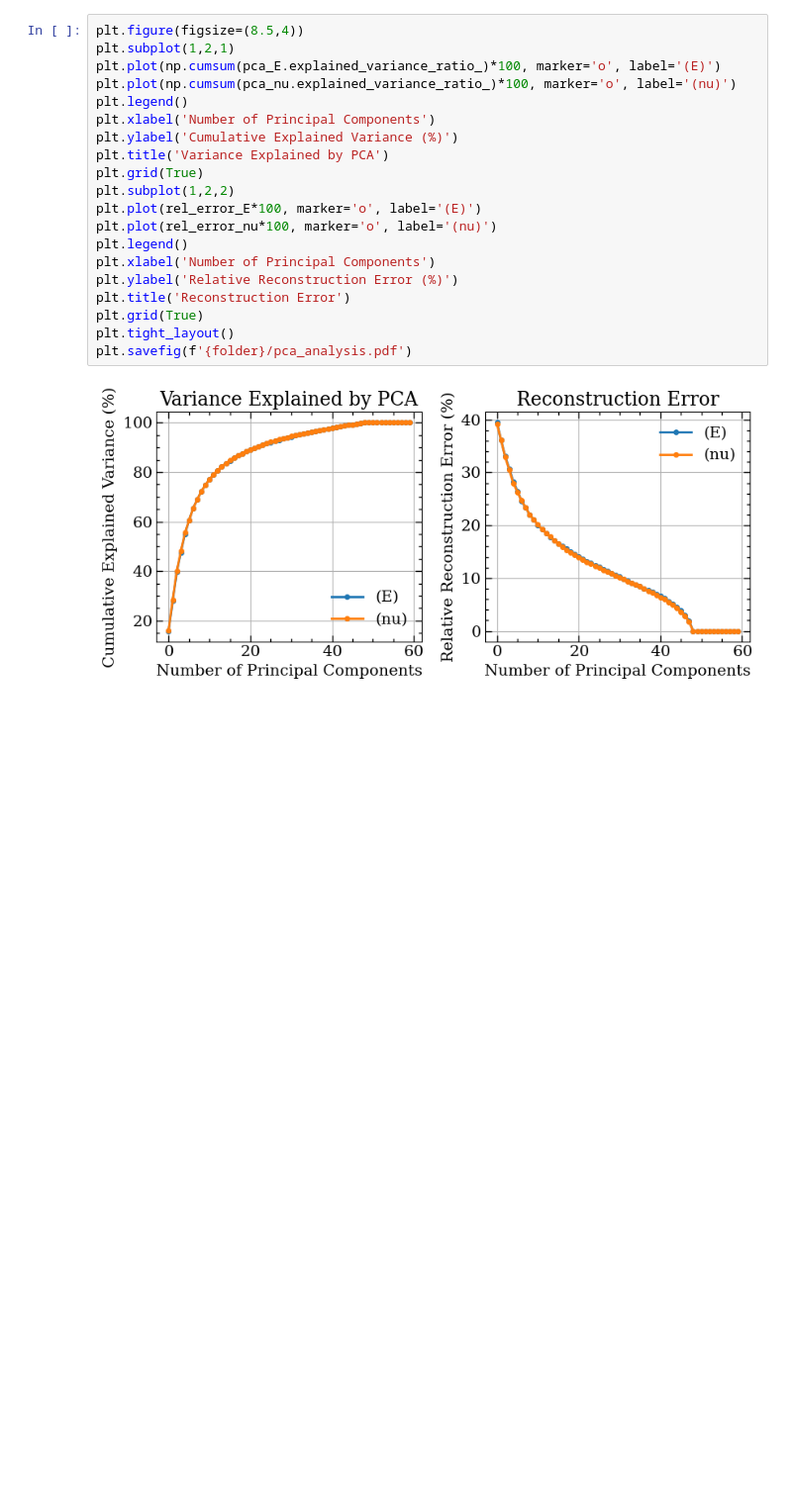
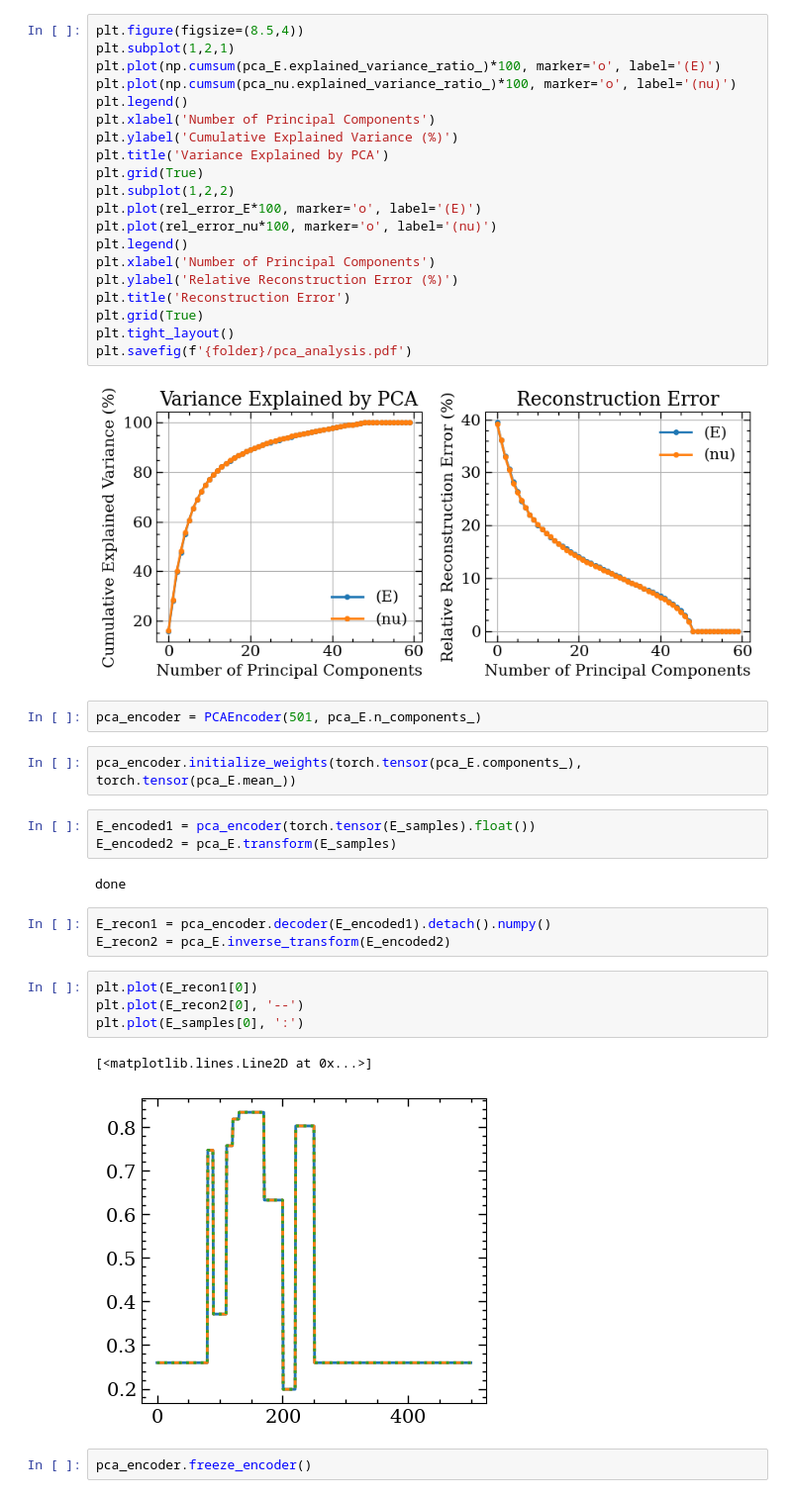
Before and after one commit to m-raj/microstructure-dependent-material-model, a Jupyter notebook: pca_analysis.ipynb, the cells around one changed output. Shown at 99% size. Saved outputs shown, nothing was run; the diff lists cells and outputs as text; blank space fills up the shorter version.

```diff
--- a/pca_analysis.ipynb
+++ b/pca_analysis.ipynb
@@ -82,3 +84,24 @@ plt.tight_layout()
 plt.savefig(f'{folder}/pca_analysis.pdf')
 # %% [output]
 [figure]
+# %%
+pca_encoder = PCAEncoder(501, pca_E.n_components_)
+# %%
+pca_encoder.initialize_weights(torch.tensor(pca_E.components_), torch.tensor(pca_E.mean_))
+# %%
+E_encoded1 = pca_encoder(torch.tensor(E_samples).float())
+E_encoded2 = pca_E.transform(E_samples)
+# %% [output]
+done
+# %%
+E_recon1 = pca_encoder.decoder(E_encoded1).detach().numpy()
+E_recon2 = pca_E.inverse_transform(E_encoded2)
+# %%
+plt.plot(E_recon1[0])
+plt.plot(E_recon2[0], '--')
+plt.plot(E_samples[0], ':')
+# %% [output]
+[<matplotlib.lines.Line2D at 0x...>]
+[figure, added]
+# %%
+pca_encoder.freeze_encoder()
```
Also changed, not shown: parts of 2 cells of this notebook.
